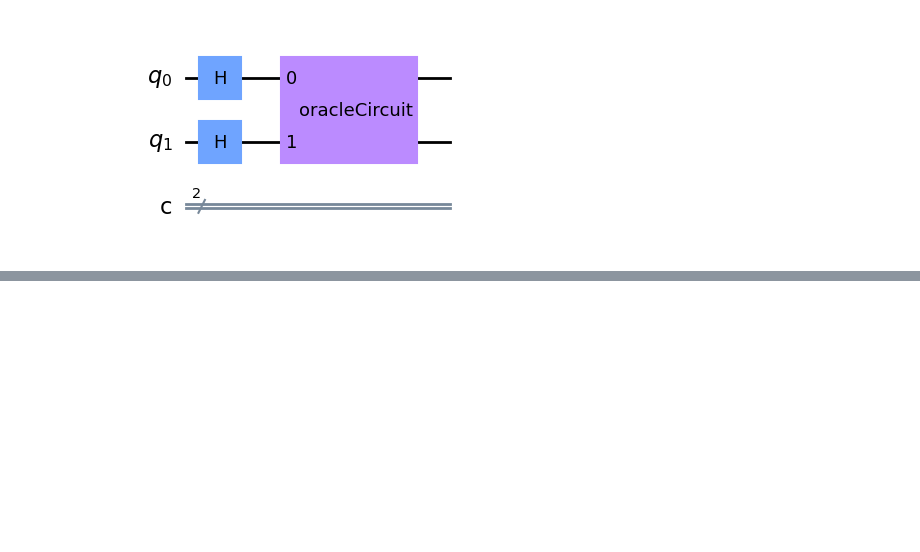
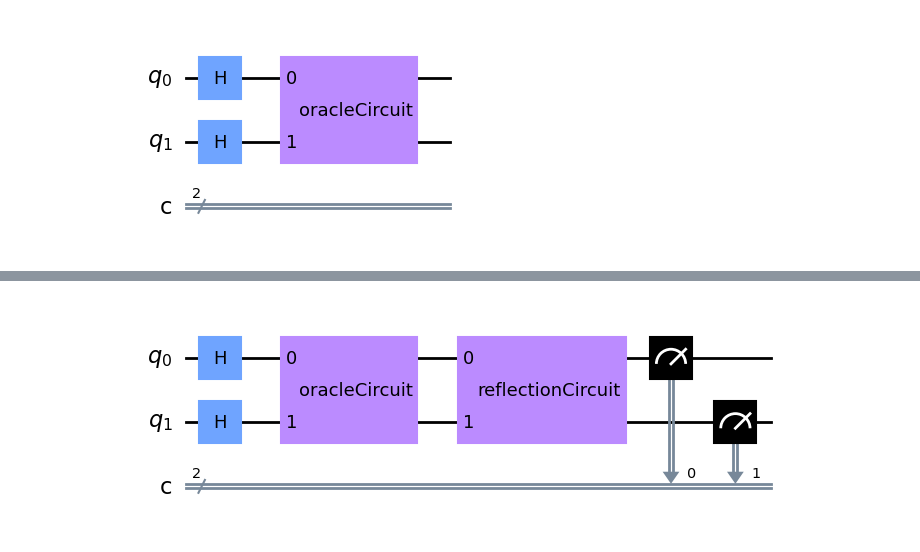
Before and after one commit to federicoorlandini/QuantumComputingLearning, a Jupyter notebook: code/GroverAlgorthm.ipynb, the cells around one changed output, grey strips where cells are left out. Cells and saved outputs as stored; diff of their text form; code cells hidden in the pictures; blank space fills up the shorter version.

```diff
--- a/code/GroverAlgorthm.ipynb
+++ b/code/GroverAlgorthm.ipynb
@@ -20,0 +33,6 @@ mainCircuit.draw(output='mpl')
+# %%
+mainCircuit.append(reflectionCircuit, [0, 1])
+mainCircuit.measure([0, 1], [0, 1])
+mainCircuit.draw(output='mpl')
+# %% [output]
+[figure, added]
```
Also changed, not shown: parts of 3 cells of this notebook.
